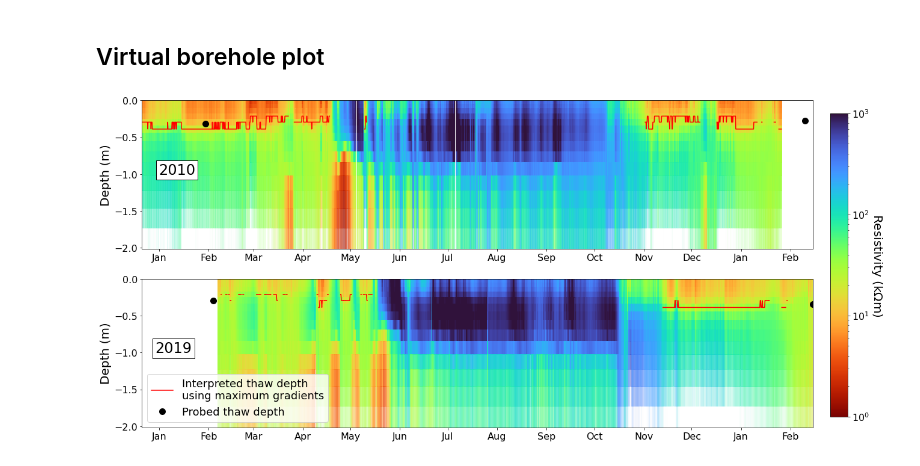
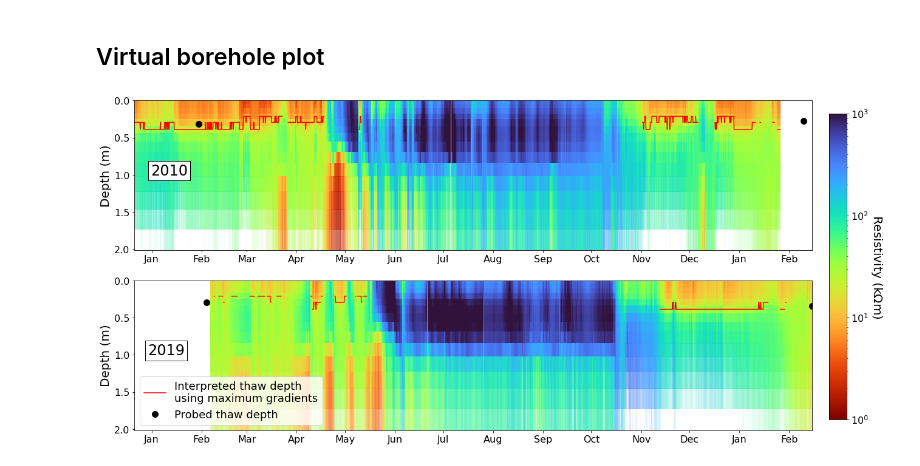
Before and after one commit to teddiherring/AERT, a Jupyter notebook: data_processing_AERT.ipynb, the cells around one changed output. Drawn from its saved outputs; the diff is of its cells as text; code cells hidden in the pictures.

Commit message:
update z axis on plots

```diff
--- a/data_processing_AERT.ipynb
+++ b/data_processing_AERT.ipynb
@@ -1406,8 +1406,8 @@ from matplotlib.patches import Rectangle
 dates_r = ['15.01.2010 00:00:00','15.02.2010 00:00:00','15.03.2010 00:00:00','15.04.2010 00:00:00','15.05.2010 00:00:00','15.06.2010 00:00:00','15.07.2010 00:00:00','15.08.2010 00:00:00','15.09.2010 00:00:00','15.10.2010 00:00:00','15.11.2010 00:00:00','15.12.2010 00:00:00',]
 X, Y = np.meshgrid(xlocs,ylocs)
 
-cmin = 1000
-cmax = 1000000
+cmin = 1
+cmax = 1000
 
 xborehole = 4.5
 
@@ -1421,7 +1421,7 @@ for i in range(len(dates_r)):
     C1 = ax[i].pcolormesh(
         X,
         np.abs(Y),
-        np.reshape(rho,[X.shape[0]-1,X.shape[1]-1]),
+        np.reshape(rho,[X.shape[0]-1,X.shape[1]-1])/1000,
         cmap='turbo_r',
         shading='auto',
         norm=colors.LogNorm(vmin=cmin, vmax=cmax), # logarithmic scale
@@ -1446,7 +1446,7 @@ for i in range(len(dates_r)):
 C1 = ax[12].pcolormesh(
     X,
     np.abs(Y),
-    np.reshape(rho,[X.shape[0]-1,X.shape[1]-1]),
+    np.reshape(rho,[X.shape[0]-1,X.shape[1]-1])/1000,
     cmap='turbo_r',
     shading='auto',
     norm=colors.LogNorm(vmin=cmin, vmax=cmax), # logarithmic scale
@@ -1457,7 +1457,7 @@ ax[12].set_visible(False)
 cax = fig.add_axes([0.92, 0.35, 0.02, 0.3])
 cbar = fig.colorbar(C1, cax=cax, )
 cbar.ax.tick_params(labelsize=fs2)
-plt.ylabel(r'Resistivity ($\Omega$m)',fontsize=fs,rotation=270,labelpad=25);
+plt.ylabel(r'Resistivity (k$\Omega$m)',fontsize=fs,rotation=270,labelpad=25);
 
 
 
@@ -1501,7 +1501,7 @@ for i in range(len(dates_r)):
 j=0
 for a in ax:
     a.tick_params(axis='both', which='major', labelsize=fs2)
-    a.set_ylabel('Z (m)',fontsize=fs)
+    a.set_ylabel('Depth (m)',fontsize=fs)
     a.set_xlabel('X (m)',fontsize=fs)
     a.set_aspect('equal', adjustable='box')
     a.set_xlim([min(E),max(E)])
@@ -1848,7 +1848,7 @@ fig, ax = plt.subplots(2,1,figsize=[20,10])
 X, Y = np.meshgrid(dt[:n_surveys_proc_2010],z_borehole)
 C1 = ax[0].pcolormesh(
     X,
-    Y,
+    np.abs(Y),
     np.array(rho_borehole[:n_surveys_proc_2010]).T/1000,
     cmap='turbo_r',
     shading='auto',
@@ -1858,15 +1858,15 @@ C1 = ax[0].pcolormesh(
 X, Y = np.meshgrid(dt[n_surveys_proc_2010:],z_borehole)
 C2 = ax[1].pcolormesh(
     X,
-    Y,
+    np.abs(Y),
     np.array(rho_borehole[n_surveys_proc_2010:]).T/1000,
     cmap='turbo_r',
     shading='auto',
     norm=colors.LogNorm(vmin=cmin, vmax=cmax), # logarithmic scale
 )
 
-ax[0].plot(dt[:n_surveys_proc_2010],z_thaw[:n_surveys_proc_2010],'r')
-ax[1].plot(dt[n_surveys_proc_2010:],z_thaw[n_surveys_proc_2010:],'r',label='Interpreted thaw depth\nusing maximum gradients')
+ax[0].plot(dt[:n_surveys_proc_2010],np.abs(z_thaw[:n_surveys_proc_2010]),'r')
+ax[1].plot(dt[n_surveys_proc_2010:],np.abs(z_thaw[n_surveys_proc_2010:]),'r',label='Interpreted thaw depth\nusing maximum gradients')
 
 # note that probing data is not publically available. If you do not have access, comment the following lines to avoid an error.
 probedata = pd.read_csv('data_AERT/probing_data.txt',delimiter='\t')
@@ -1874,12 +1874,12 @@ probedata = pd.read_csv('data_AERT/probing_data.txt',delimiter='\t')
 for i in range(len(probedata)):
     if i==0:
 
-        ax[0].plot(datetime.datetime.strptime(probedata['date'].iloc[i], '%Y-%m-%d'),-probedata['mean'].iloc[i]/100,'ko',markersize=10)
-        ax[1].plot(datetime.datetime.strptime(probedata['date'].iloc[i], '%Y-%m-%d'),-probedata['mean'].iloc[i]/100,'ko',markersize=10,label='Probed thaw depth')
+        ax[0].plot(datetime.datetime.strptime(probedata['date'].iloc[i], '%Y-%m-%d'),probedata['mean'].iloc[i]/100,'ko',markersize=10)
+        ax[1].plot(datetime.datetime.strptime(probedata['date'].iloc[i], '%Y-%m-%d'),probedata['mean'].iloc[i]/100,'ko',markersize=10,label='Probed thaw depth')
 
     else:
-        ax[0].plot(datetime.datetime.strptime(probedata['date'].iloc[i], '%Y-%m-%d'),-probedata['mean'].iloc[i]/100,'ko',markersize=10)
-        ax[1].plot(datetime.datetime.strptime(probedata['date'].iloc[i], '%Y-%m-%d'),-probedata['mean'].iloc[i]/100,'ko',markersize=10)
+        ax[0].plot(datetime.datetime.strptime(probedata['date'].iloc[i], '%Y-%m-%d'),probedata['mean'].iloc[i]/100,'ko',markersize=10)
+        ax[1].plot(datetime.datetime.strptime(probedata['date'].iloc[i], '%Y-%m-%d'),probedata['mean'].iloc[i]/100,'ko',markersize=10)
 
 plt.legend(fontsize=fs-2)
 
@@ -1887,33 +1887,34 @@ for a in ax:
     a.set_ylabel('Depth (m)',fontsize=fs)
     a.xaxis.set_major_locator(mdates.MonthLocator())
     a.xaxis.set_major_formatter(mdates.DateFormatter('%b'))
+    a.invert_yaxis()
 
 ax[0].set_xlim([datetime.date(2009, 12, 21), datetime.date(2011, 2, 15)])
 ax[1].set_xlim([datetime.date(2018, 12, 21), datetime.date(2020, 2, 15)])
 
 cax = fig.add_axes([0.92, 0.15, 0.02, 0.7])
 cbar = fig.colorbar(C1, cax=cax, )
 cbar.ax.tick_params(labelsize=fs2)
 plt.ylabel(r'Resistivity (k$\Omega$m)',fontsize=fs,rotation=270,labelpad=25);
 
 # add opacity filter
 fig.canvas.draw()
 
 for i,j in zip(C1.get_facecolors(),rho_alp[:n_surveys_proc_2010].flatten(order='F')):
     i[3] = j
 
 for i,j in zip(C2.get_facecolors(),rho_alp[n_surveys_proc_2010:].flatten(order='F')):
     i[3] = j
 
 for a in ax:
     a.tick_params(axis='both', which='major', labelsize=fs2)
 
 
-ytxt = -1
+ytxt = 1
 ax[0].text(nd[0]+np.timedelta64(10,'D'),ytxt,'2010',fontsize=fs+4,bbox=dict(facecolor='white', edgecolor='black'))
 ax[1].text(nd[0]+np.timedelta64(9*365+10,'D'),ytxt,'2019',fontsize=fs+4,bbox=dict(facecolor='white', edgecolor='black'))
 
 
 plt.savefig('aert_2010_2019.png',format='png',dpi=dpi,bbox_inches='tight')
 # %% [output]
-[figure, old version]
+[figure, new version]
```
Also changed, not shown: parts of 2 cells of this notebook.
